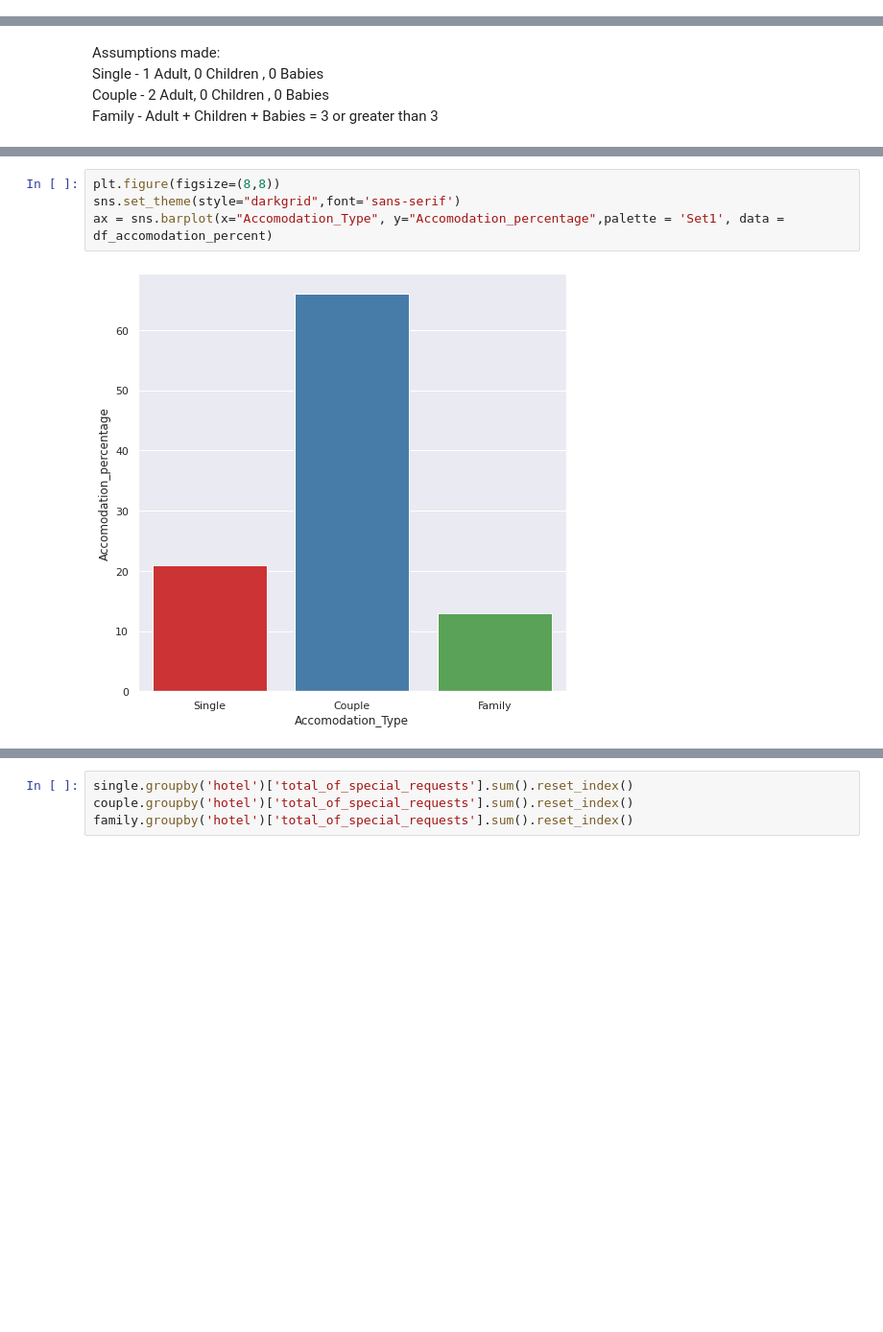
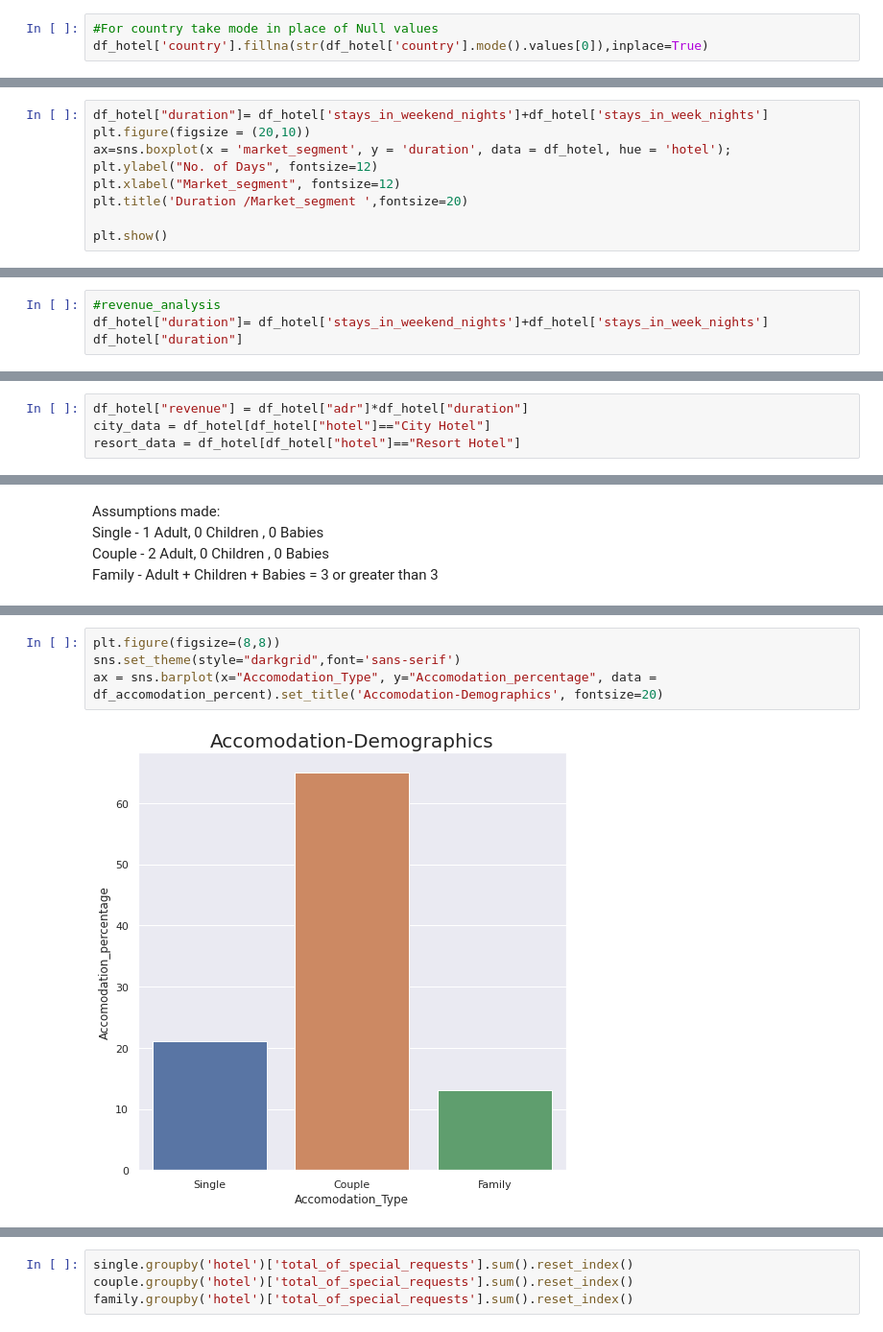
Before and after one commit to kanishquetyagi/Hotel_Booking_Analysis, a Jupyter notebook: Hotel_Booking_Analysis_Capstone_Project.ipynb, the cells around one changed output, grey strips where cells are left out. Shown at 96% size. Drawn from its saved outputs; the diff is of its cells as text; blank space fills up the shorter version.

```diff
--- a/Hotel_Booking_Analysis_Capstone_Project.ipynb
+++ b/Hotel_Booking_Analysis_Capstone_Project.ipynb
@@ -373,0 +234,3 @@ From the graph, we can observe that only year 2016 has highest no. of bookings.
+# %%
+#For country take mode in place of Null values
+df_hotel['country'].fillna(str(df_hotel['country'].mode().values[0]),inplace=True)
@@ -373,0 +647,9 @@ From the graph, we can observe that only year 2016 has highest no. of bookings.
+# %%
+df_hotel["duration"]= df_hotel['stays_in_weekend_nights']+df_hotel['stays_in_week_nights']
+plt.figure(figsize = (20,10))
+ax=sns.boxplot(x = 'market_segment', y = 'duration', data = df_hotel, hue = 'hotel');
+plt.ylabel("No. of Days", fontsize=12)
+plt.xlabel("Market_segment", fontsize=12)
+plt.title('Duration /Market_segment ',fontsize=20)
+
+plt.show()
@@ -373,0 +783,4 @@ From the graph, we can observe that only year 2016 has highest no. of bookings.
+# %%
+#revenue_analysis
+df_hotel["duration"]= df_hotel['stays_in_weekend_nights']+df_hotel['stays_in_week_nights']
+df_hotel["duration"]
@@ -373,0 +800,4 @@ From the graph, we can observe that only year 2016 has highest no. of bookings.
+# %%
+df_hotel["revenue"] = df_hotel["adr"]*df_hotel["duration"]
+city_data = df_hotel[df_hotel["hotel"]=="City Hotel"]
+resort_data = df_hotel[df_hotel["hotel"]=="Resort Hotel"]
@@ -412,8 +956,8 @@ df_accomodation_percent
 # %%
 plt.figure(figsize=(8,8))
 sns.set_theme(style="darkgrid",font='sans-serif')
-ax = sns.barplot(x="Accomodation_Type", y="Accomodation_percentage",palette = 'Set1', data = df_accomodation_percent)
+ax = sns.barplot(x="Accomodation_Type", y="Accomodation_percentage", data = df_accomodation_percent).set_title('Accomodation-Demographics', fontsize=20)
 # %% [output]
-[figure, old version]
+[figure, new version]
 # %% [markdown]
 Summary:<br>
```
Also changed, not shown: parts of 185 cells of this notebook.
